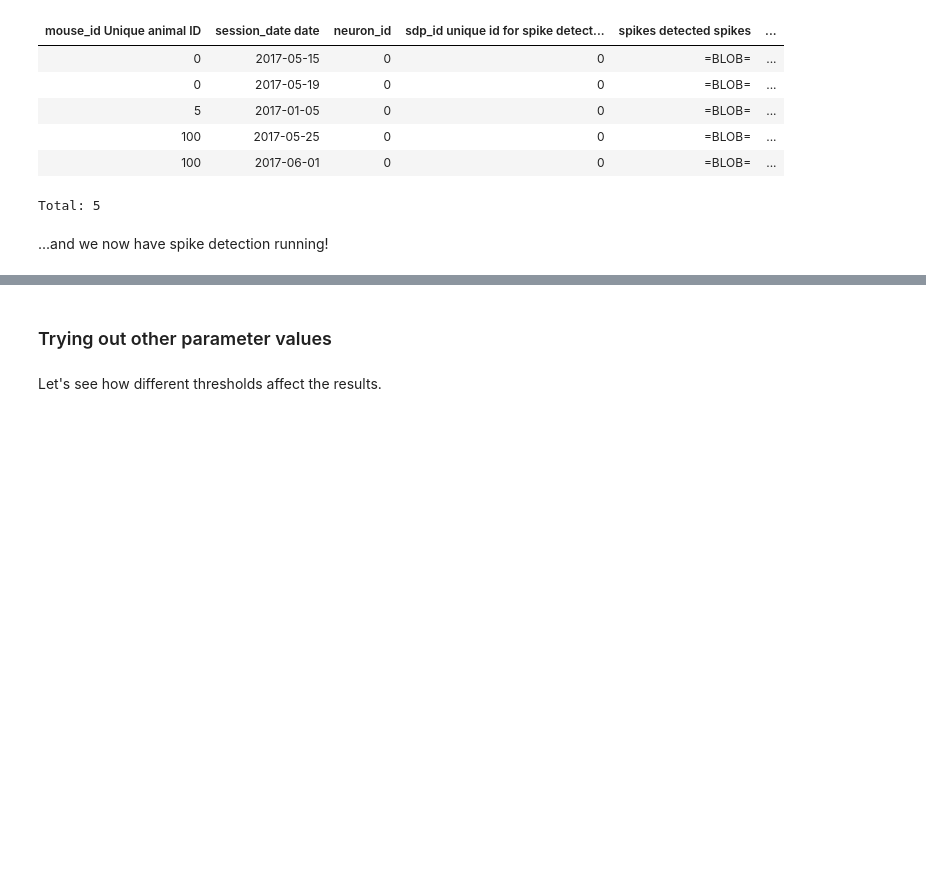
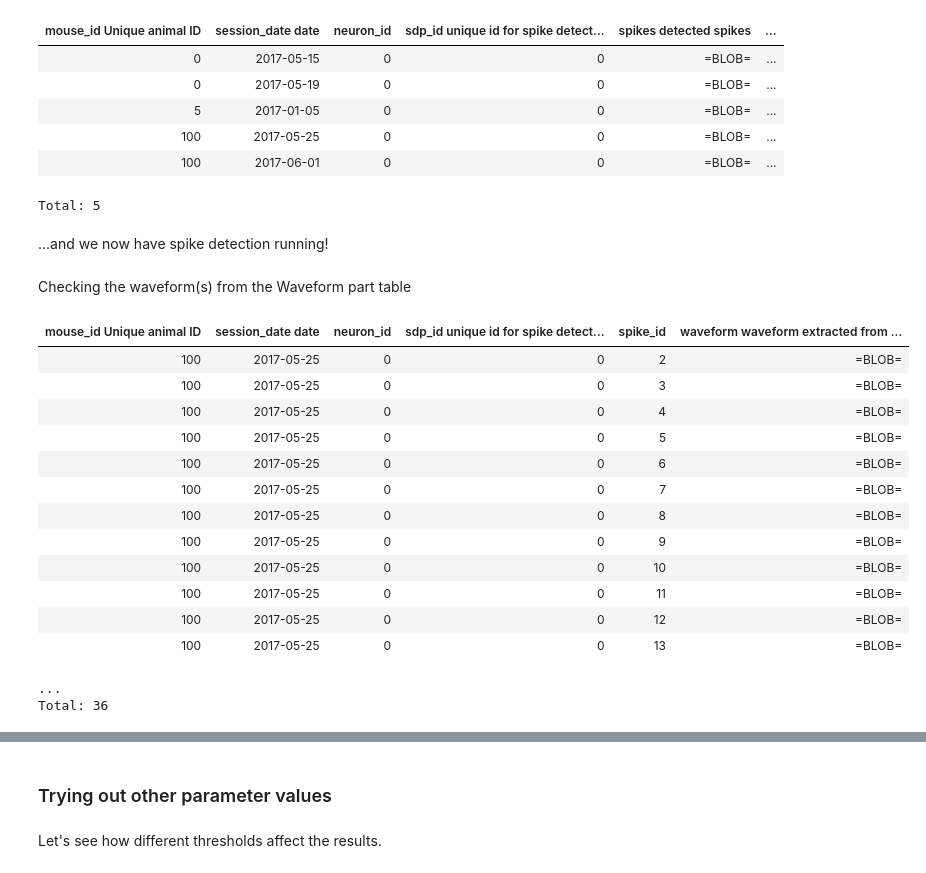
Before and after one commit to datajoint/datajoint-tutorials, a Jupyter notebook: electrophysiology/03-Computed Tables - Completed.ipynb, the cells around one changed output, grey strips where cells are left out. Cells and saved outputs as stored; diff of their text form; code cells hidden in the pictures; blank space fills up the shorter version.

```diff
--- a/electrophysiology/03-Computed Tables - Completed.ipynb
+++ b/electrophysiology/03-Computed Tables - Completed.ipynb
@@ -484,3 +530,24 @@ Spikes()
 Total: 5
 # %% [markdown]
 ...and we now have spike detection running!
+# %% [markdown]
+Checking the waveform(s) from the Waveform part table
+# %%
+# ENTER YOUR CODE! - Now, build a query for the waveforms from mouse 100, session on "2017-05-25", with detection param 0
+Spikes.Waveform & 'mouse_id = 100' & 'session_date = "2017-05-25"' & 'sdp_id = 0'
+# %% [output]
+| mouse_id Unique animal ID | session_date date | neuron_id | sdp_id unique id for spike detect... | spike_id | waveform waveform extracted from ... |
+| 100 | 2017-05-25 | 0 | 0 | 2 | =BLOB= |
+| 100 | 2017-05-25 | 0 | 0 | 3 | =BLOB= |
+| 100 | 2017-05-25 | 0 | 0 | 4 | =BLOB= |
+| 100 | 2017-05-25 | 0 | 0 | 5 | =BLOB= |
+| 100 | 2017-05-25 | 0 | 0 | 6 | =BLOB= |
+| 100 | 2017-05-25 | 0 | 0 | 7 | =BLOB= |
+| 100 | 2017-05-25 | 0 | 0 | 8 | =BLOB= |
+| 100 | 2017-05-25 | 0 | 0 | 9 | =BLOB= |
+| 100 | 2017-05-25 | 0 | 0 | 10 | =BLOB= |
+| 100 | 2017-05-25 | 0 | 0 | 11 | =BLOB= |
+| 100 | 2017-05-25 | 0 | 0 | 12 | =BLOB= |
+| 100 | 2017-05-25 | 0 | 0 | 13 | =BLOB= |
+...
+Total: 36
```
Also changed, not shown: parts of 18 cells of this notebook, 5 other files.
